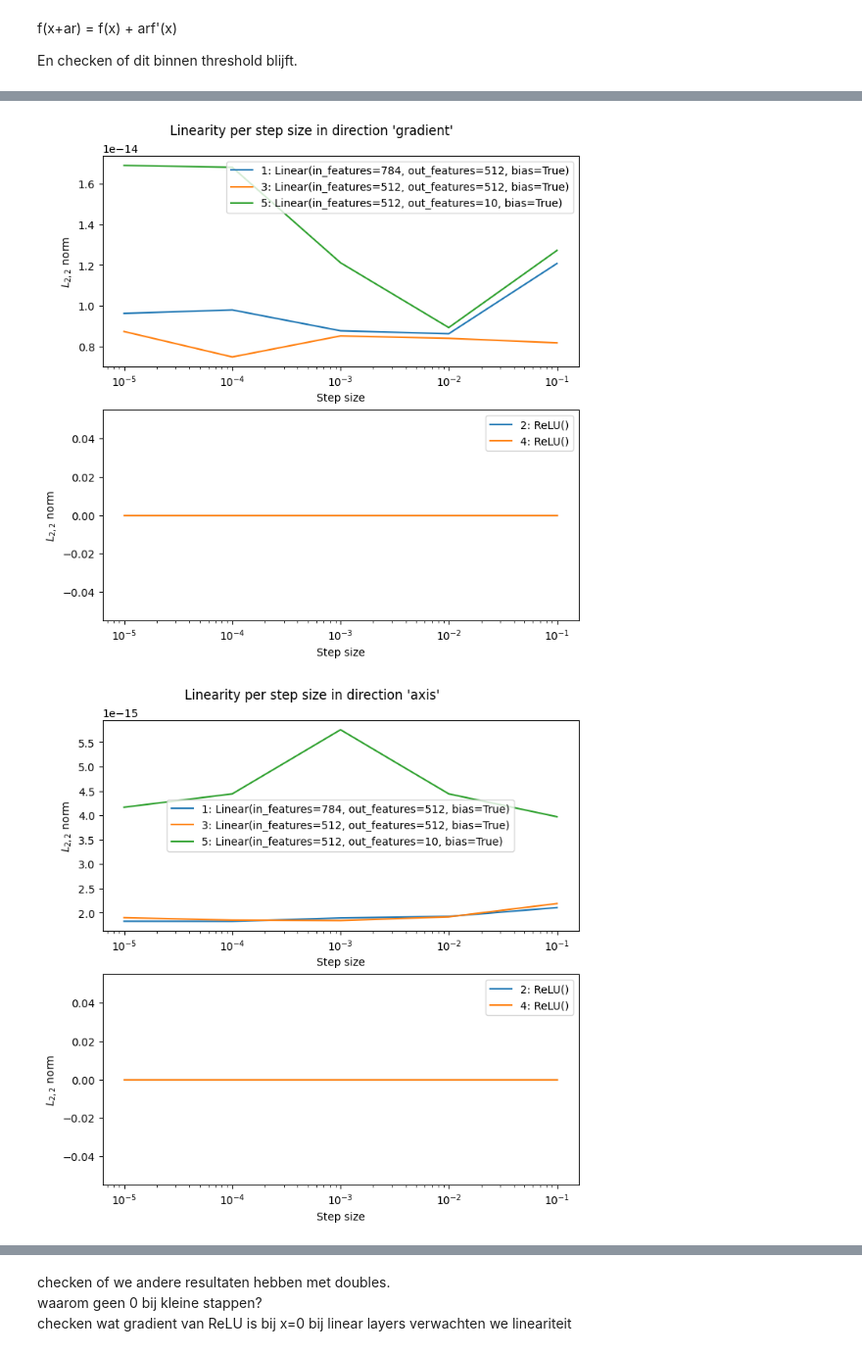
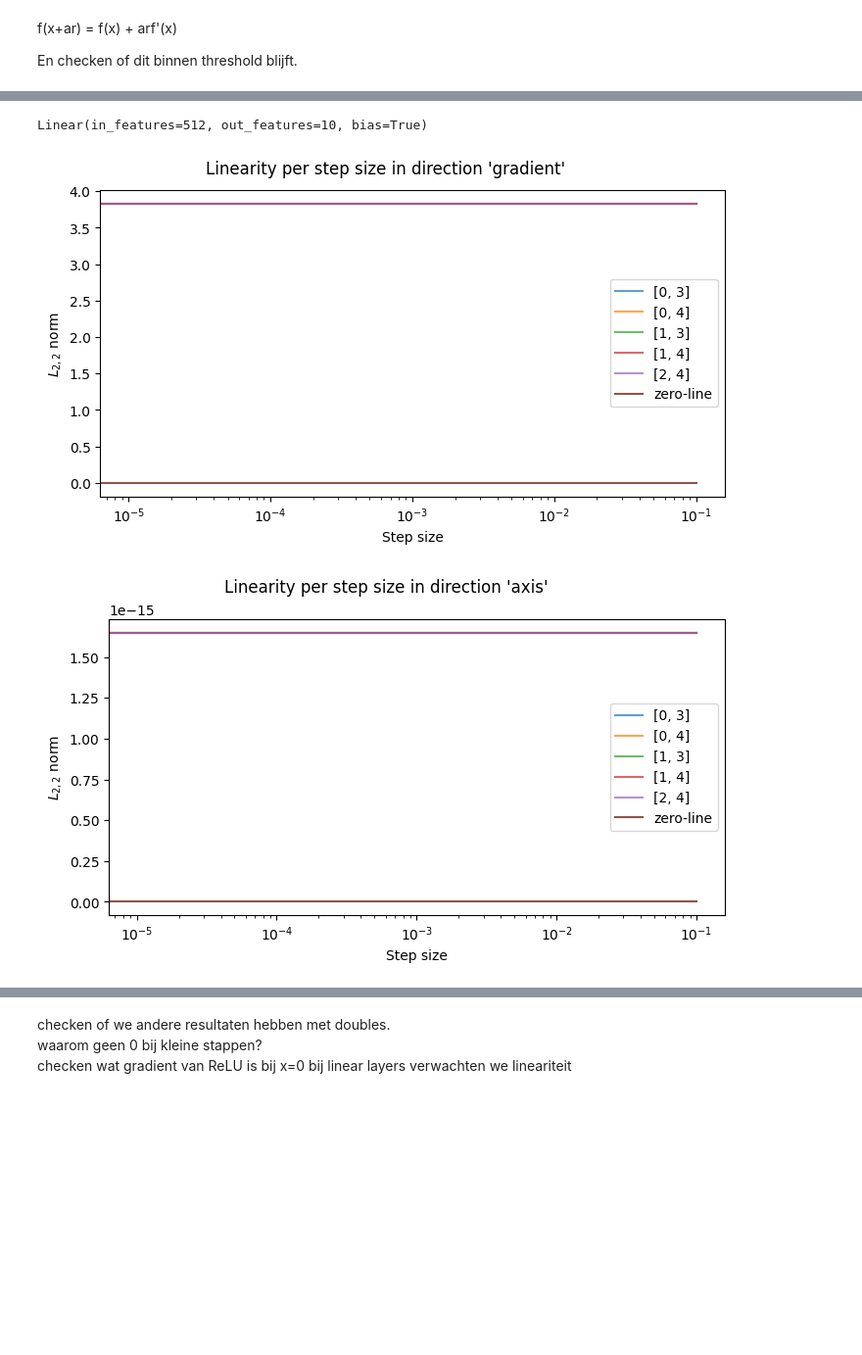
Before and after one commit to teunpe/master_internship, a Jupyter notebook: mlp.ipynb, the cells around one changed output, grey strips where cells are left out. Shown: that part at 98% size. Drawn from its saved outputs; the diff is of its cells as text; code cells hidden in the pictures; blank space fills up the shorter version.

Commit message:
working multiple layer calculation

```diff
--- a/mlp.ipynb
+++ b/mlp.ipynb
@@ -24,12 +25,24 @@ class Net(nn.Module):
             nn.ReLU(),
             nn.Linear(512, 10)
             )
+        self.start_layer = 0
+        self.end_layer = len(self.model)
 
     def forward(self, x):
-        x = x.view(-1, 28*28)
-        x = self.model(x)
-        output = F.log_softmax(x, dim=1)
-        return output
+        x = torch.squeeze(x)
+        if self.start_layer == 0:
+            x = x.view(-1, 28*28)
+        for i in range(self.start_layer, self.end_layer):
+            x = self.model[i](x)
+        if self.end_layer == len(self.model):
+            x = F.log_softmax(x, dim=1)
+        return x
+
+    def set_start_layer(self, i):
+        self.start_layer = i
+
+    def set_end_layer(self, i):
+        self.end_layer = i
 
 
 def train(args, model, device, train_loader, optimizer, epoch):
@@ -155,7 +186,8 @@ def load_model(filename: str, test: bool=False):
         test(model, device, test_loader)
     return model
 # %%
-# input, clas = next(iter(test_loader))
+input, clas = next(iter(test_loader))
+model = load_model('mnist_cnn.pt')
 # %% [markdown]
 Waarde van 'pixel' fluctueren van 0 naar 1 en kijken wat het effect is op de output van het model
 # %% [markdown]
@@ -257,3 +326,5 @@ def forward_runs(input: torch.Tensor, model, dirtype: str=None):
+# %%
+df = forward_runs(input[0], model, [[0,1], [2,3]], 'grad')
 # %% [markdown]
 f(x+ar) = f(x) + arf'(x)
 
@@ -321,0 +389,3 @@ def calc_linearity(exp: list, act: list, model, steps: list):
+# %%
+lindf = calc_exp_act(df)
+lindf
@@ -346,21 +453,24 @@ def plot(model, steps: list, norms: list, dir: str):
+# %%
+model.model[4]
+# %% [output]
+Linear(in_features=512, out_features=10, bias=True)
 # %%
 def pipeline(model_name: str, dir: str, test_loader=test_loader):
     """
     calculate linearity per layer given a model and test loader, and plot the results
     :param model_name: string of model save filename
     :param test_loader: test data loader
     """
     model = load_model(model_name)
     input = next(iter(test_loader))[0]
-    inputs, outputs, dirs, steps, grads = forward_runs(input[0], model, dir)
-    exp, act = calc_exp_act(inputs, outputs, dirs, steps, model, grads)
-    norms = calc_linearity(exp, act, model, steps)
-    plot(model, steps, norms, dir)
+    df = forward_runs(input[0], model, [[0,3],[0,4],[1,3],[1,4],[2,4]], dir)
+    lindf = calc_exp_act(df)
+    plot(model, lindf, dir)
 
 
-pipeline('mnist_fc.pt', 'gradient')
-pipeline('mnist_fc.pt', 'axis')
-pipeline('mnist_fc.pt', 'random')
+pipeline('mnist_cnn.pt', 'gradient')
+pipeline('mnist_cnn.pt', 'axis')
+pipeline('mnist_cnn.pt', 'random')
 # %% [output]
-[figure, old version]
+[figure, new version]
-[figure, old version]
+[figure, new version]
```
Also changed, not shown: parts of 16 cells of this notebook, 1 other file.
